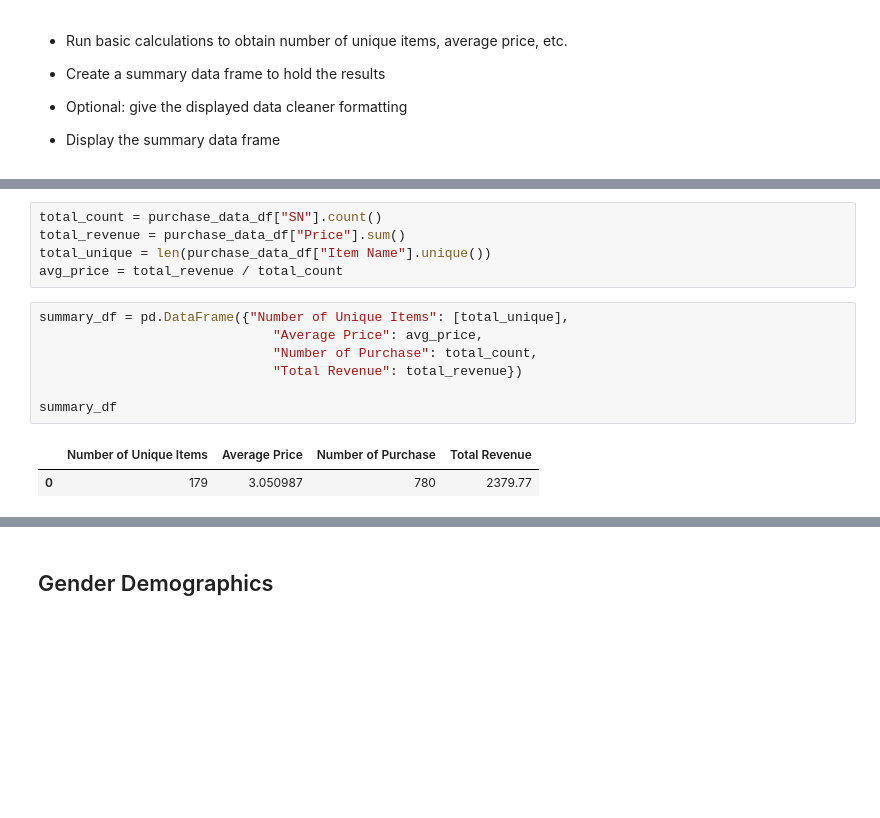
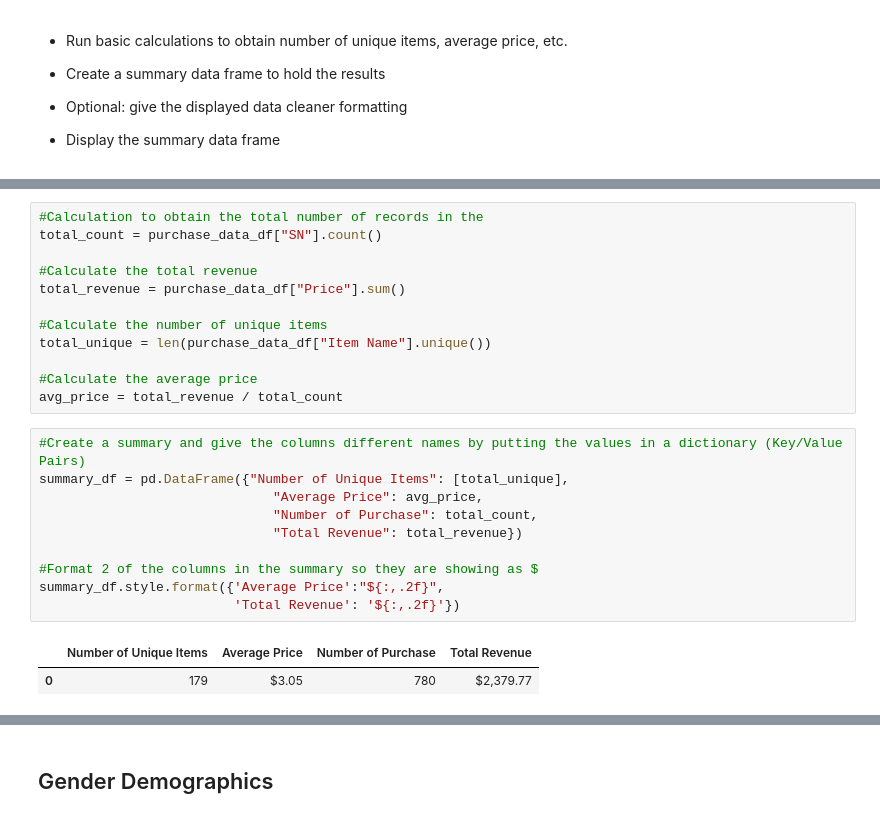
Before and after one commit to bxprdr25/pandas-challenge, a Jupyter notebook: HeroesOfPymoli/HeroesOfPymoli_starter.ipynb, the cells around one changed output, grey strips where cells are left out. Saved outputs shown, nothing was run; the diff lists cells and outputs as text; blank space fills up the shorter version.

```diff
--- a/HeroesOfPymoli/HeroesOfPymoli_starter.ipynb
+++ b/HeroesOfPymoli/HeroesOfPymoli_starter.ipynb
@@ -61,15 +64,25 @@ dtype: object
 # %%
+#Calculation to obtain the total number of records in the
 total_count = purchase_data_df["SN"].count()
+
+#Calculate the total revenue
 total_revenue = purchase_data_df["Price"].sum()
+
+#Calculate the number of unique items
 total_unique = len(purchase_data_df["Item Name"].unique())
+
+#Calculate the average price
 avg_price = total_revenue / total_count
 # %%
+#Create a summary and give the columns different names by putting the values in a dictionary (Key/Value Pairs)
 summary_df = pd.DataFrame({"Number of Unique Items": [total_unique],
                               "Average Price": avg_price,
                               "Number of Purchase": total_count,
                               "Total Revenue": total_revenue})
 
-summary_df
+#Format 2 of the columns in the summary so they are showing as $
+summary_df.style.format({'Average Price':"${:,.2f}",
+                         'Total Revenue': '${:,.2f}'})
 # %% [output]
 |  | Number of Unique Items | Average Price | Number of Purchase | Total Revenue |
-| 0 | 179 | 3.050987 | 780 | 2379.77 |
+| 0 | 179 | $3.05 | 780 | $2,379.77 |
```
Also changed, not shown: parts of 22 cells of this notebook.
